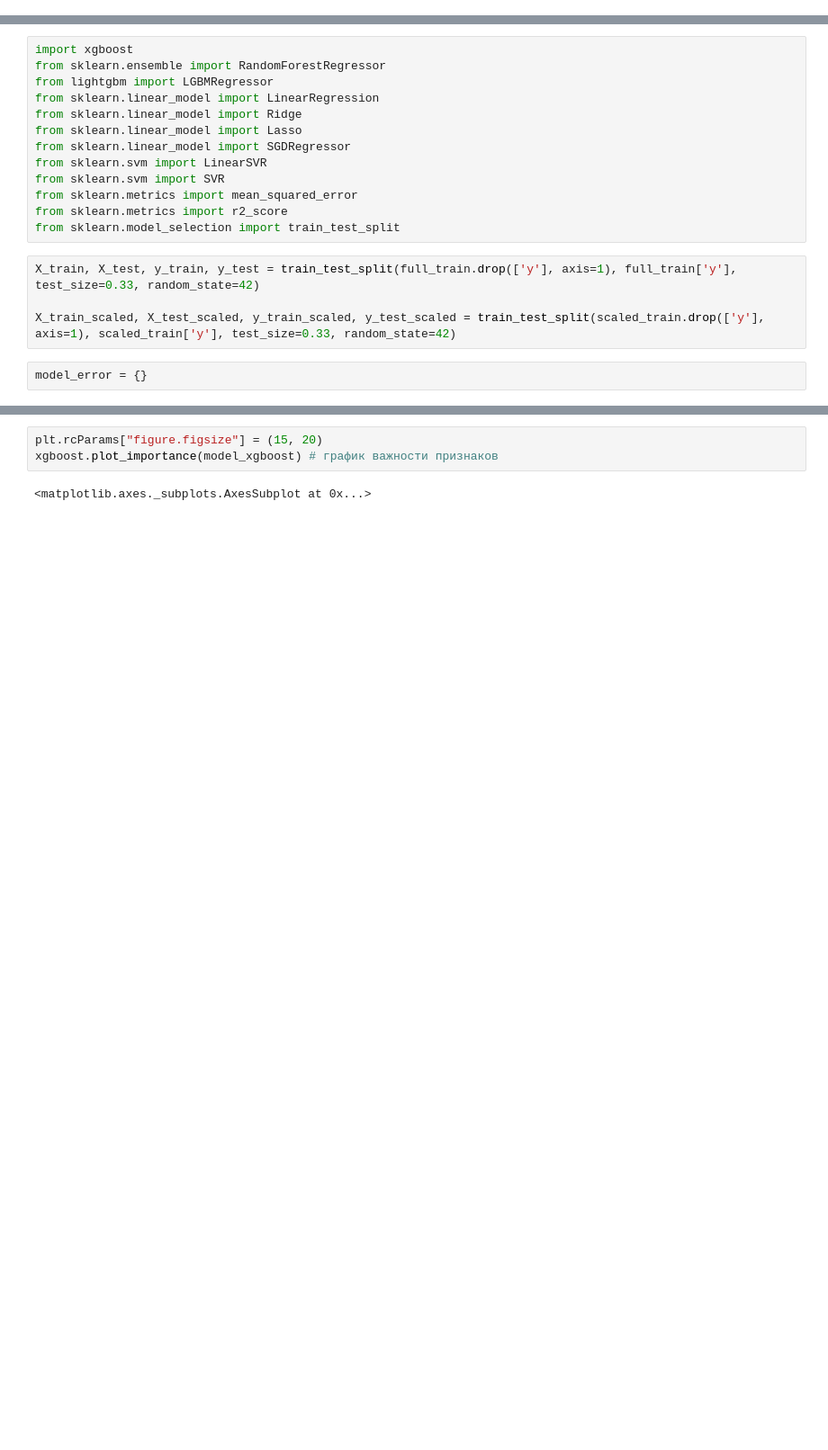
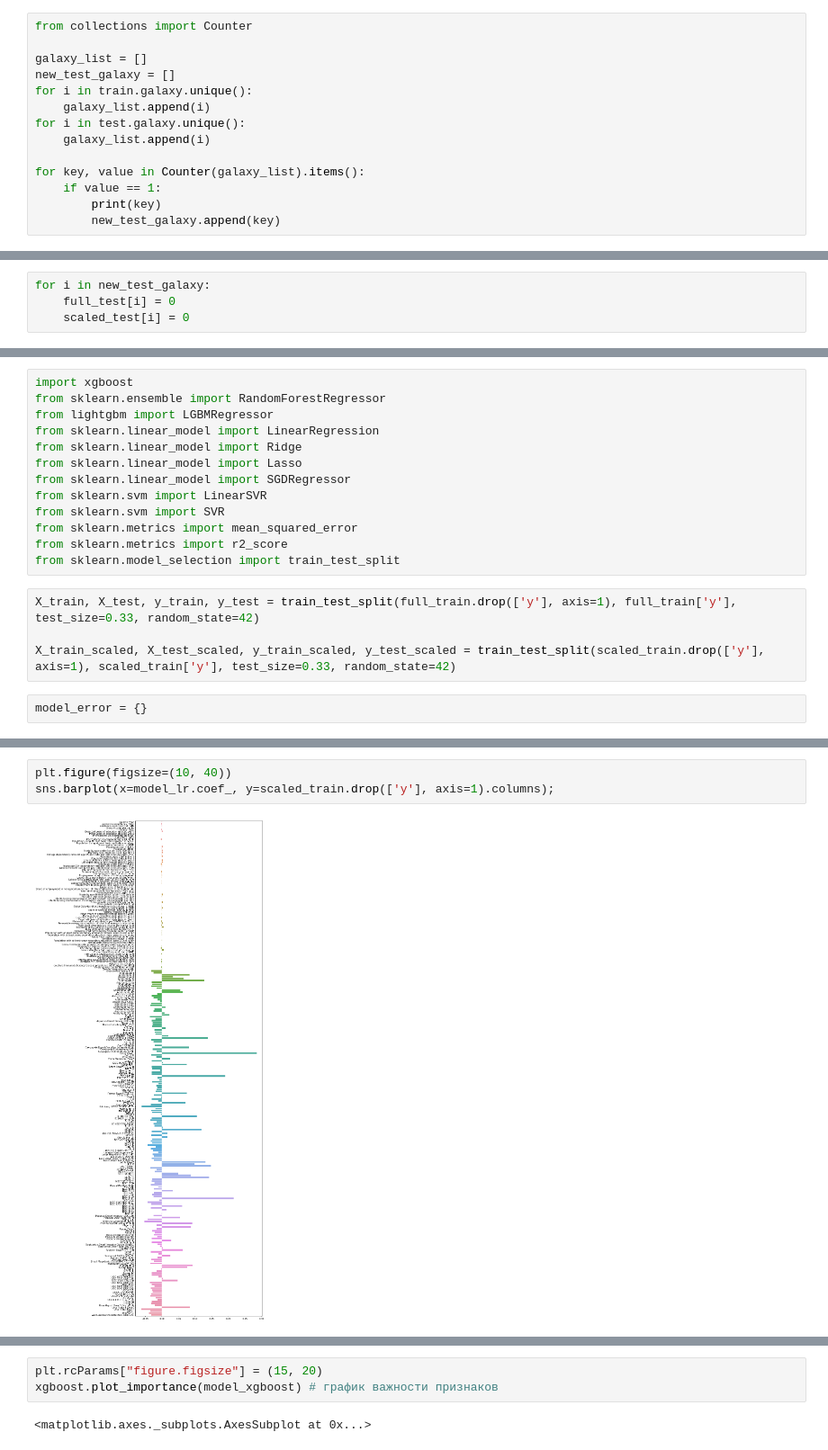
Before and after one commit to daniiomir/prohack_mckinsey_2020, a Jupyter notebook: prohack_solution.ipynb, the cells around one changed output, grey strips where cells are left out. Shown at 90% size. Cells and saved outputs as stored; diff of their text form; blank space fills up the shorter version.

```diff
--- a/prohack_solution.ipynb
+++ b/prohack_solution.ipynb
@@ -239,3 +304,17 @@ full_test = pd.concat([full_test, pd.get_dummies(full_test['galaxy'])], axis=1).
 
 scaled_train = pd.concat([scaled_train, pd.get_dummies(scaled_train['galaxy'])], axis=1).drop(['galaxy'], axis=1)
 scaled_test = pd.concat([scaled_test, pd.get_dummies(scaled_test['galaxy'])], axis=1).drop(['galaxy'], axis=1)
+# %%
+from collections import Counter
+
+galaxy_list = []
+new_test_galaxy = []
+for i in train.galaxy.unique():
+    galaxy_list.append(i)
+for i in test.galaxy.unique():
+    galaxy_list.append(i)
+
+for key, value in Counter(galaxy_list).items():
+    if value == 1:
+        print(key)
+        new_test_galaxy.append(key)
@@ -241,0 +331,4 @@ scaled_test = pd.concat([scaled_test, pd.get_dummies(scaled_test['galaxy'])], ax
+# %%
+for i in new_test_galaxy:
+    full_test[i] = 0
+    scaled_test[i] = 0
@@ -315,3 +424,8 @@ Wall time: 67.4 ms
+# %%
+plt.figure(figsize=(10, 40))
+sns.barplot(x=model_lr.coef_, y=scaled_train.drop(['y'], axis=1).columns);
+# %% [output]
+[figure, added]
 # %%
 %%time
 model_ridge = Ridge(alpha=0.5)
```
Also changed, not shown: parts of 20 cells of this notebook.
